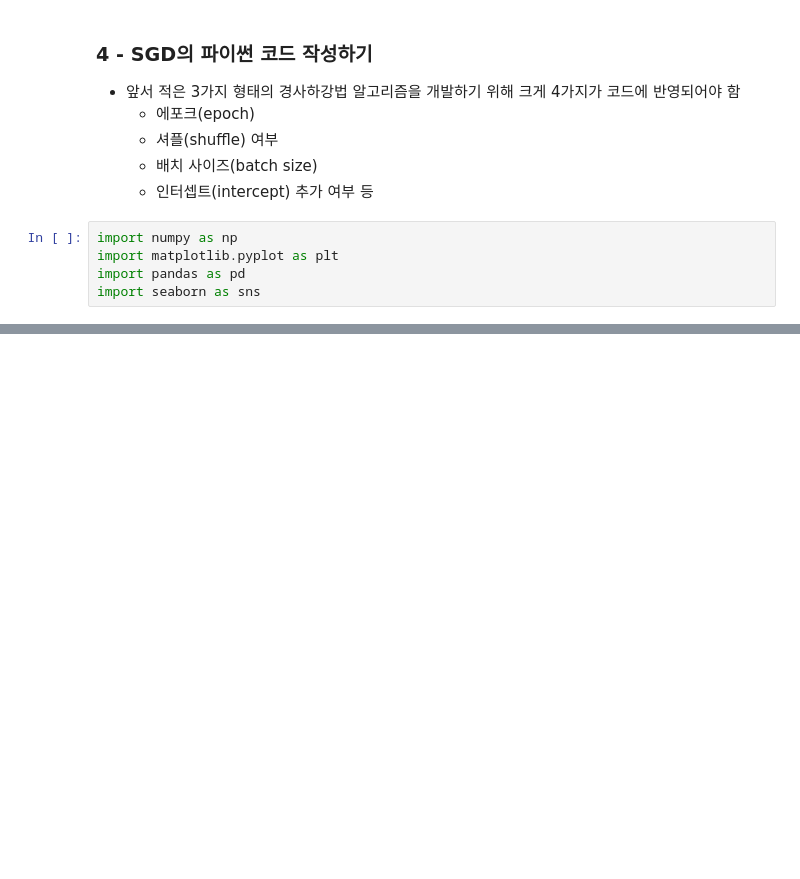
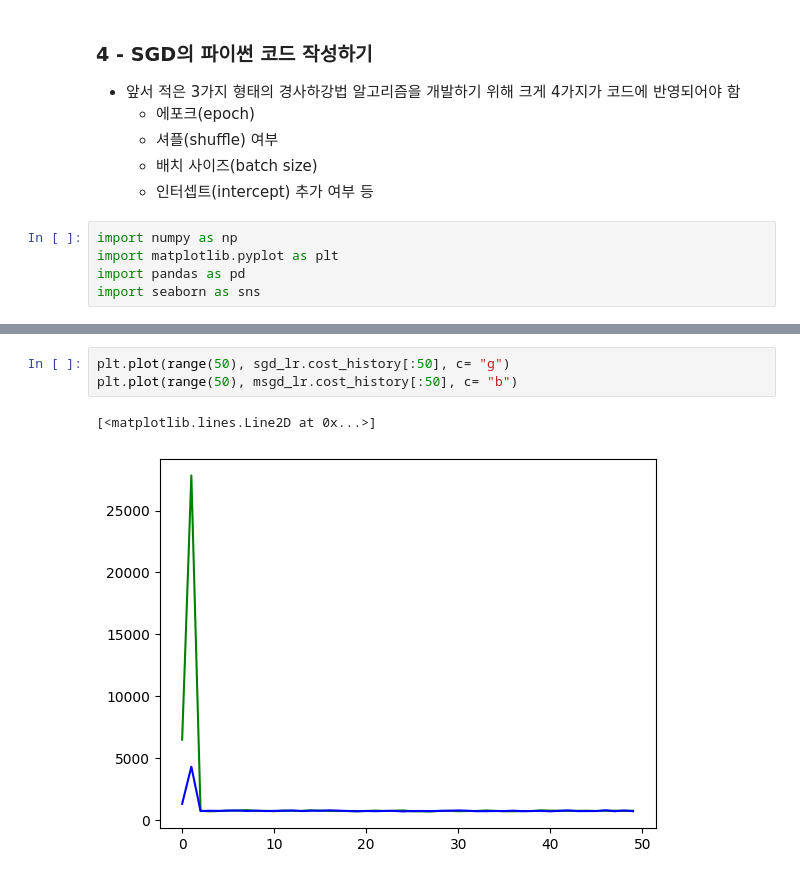
Before and after one commit to Egoty62/Machine_Learning, a Jupyter notebook: chapter08/chapter08_01.ipynb, the cells around one changed output, grey strips where cells are left out. Saved outputs shown, nothing was run; the diff lists cells and outputs as text; blank space fills up the shorter version.

```diff
--- a/chapter08/chapter08_01.ipynb
+++ b/chapter08/chapter08_01.ipynb
@@ -244,0 +304,6 @@ class LinearRegressionGD(object) :
+# %%
+plt.plot(range(50), sgd_lr.cost_history[:50], c= "g")
+plt.plot(range(50), msgd_lr.cost_history[:50], c= "b")
+# %% [output]
+[<matplotlib.lines.Line2D at 0x...>]
+[figure, added]
```
Also changed, not shown: parts of 8 cells of this notebook, 1 other file.
